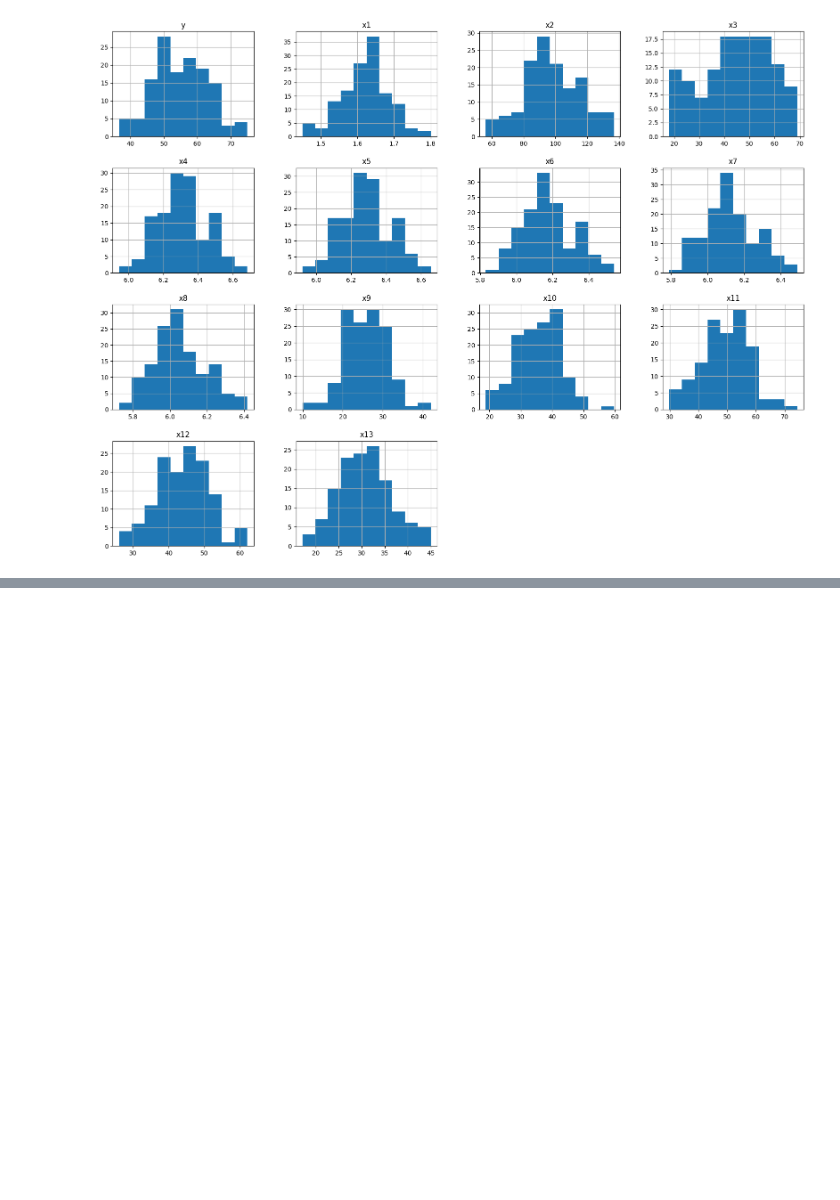
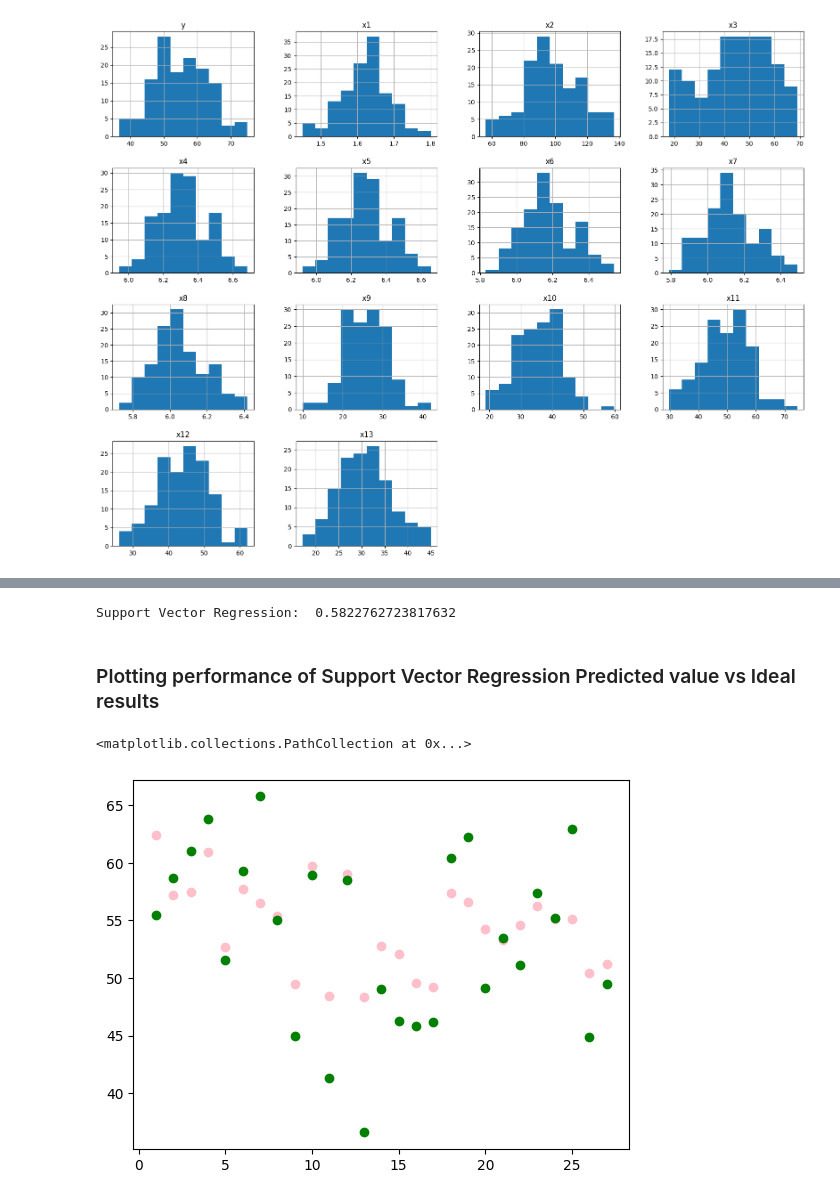
Before and after one commit to BarkaBoss/LinearRegression, a Jupyter notebook: Work.ipynb, the cells around one changed output, grey strips where cells are left out. Saved outputs shown, nothing was run; the diff lists cells and outputs as text; code cells hidden in the pictures; blank space fills up the shorter version.

```diff
--- a/Work.ipynb
+++ b/Work.ipynb
@@ -77,0 +155,17 @@ array([[<AxesSubplot: title={'center': 'y'}>,
+# %%
+from sklearn.svm import SVR
+from sklearn.metrics import r2_score
+svr = SVR()
+svr.fit(train_X, train_Y)
+svr_pred = svr.predict(test_x)
+print("Support Vector Regression: Accuracy", r2_score(test_y, svr_pred))
+# %% [output]
+Support Vector Regression:  0.5822762723817632
+# %% [markdown]
+### Plotting performance of Support Vector Regression Predicted value vs Ideal results
+# %%
+plt.scatter([1,2,3,4,5,6,7,8,9,10,11,12,13,14,15,16,17,18,19,20,21,22,23,24,25,26,27], svr_pred, color='pink')
+plt.scatter([1,2,3,4,5,6,7,8,9,10,11,12,13,14,15,16,17,18,19,20,21,22,23,24,25,26,27], test_y, color='green')
+# %% [output]
+<matplotlib.collections.PathCollection at 0x...>
+[figure, added]
```
Also changed, not shown: parts of 15 cells of this notebook, 1 other file.
